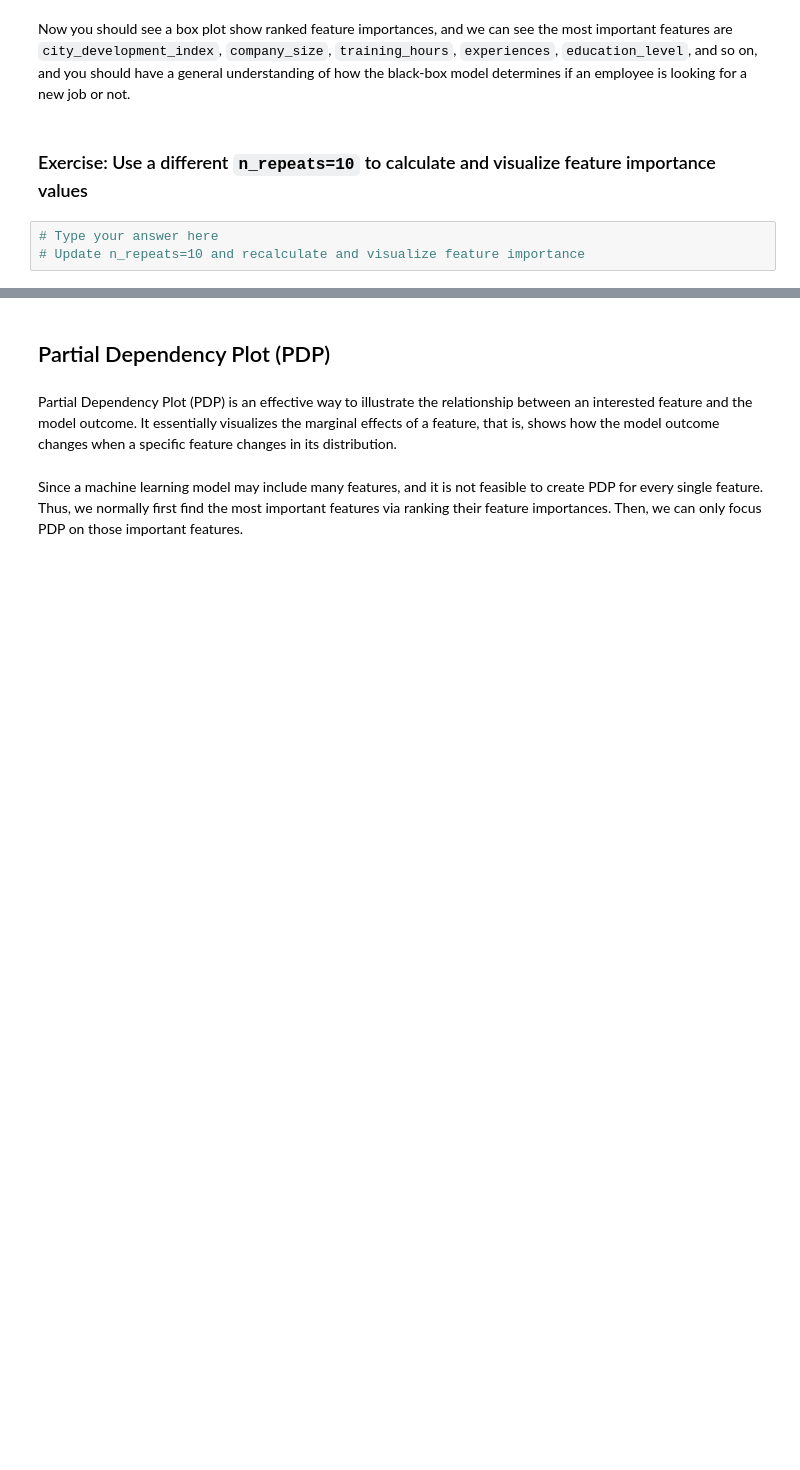
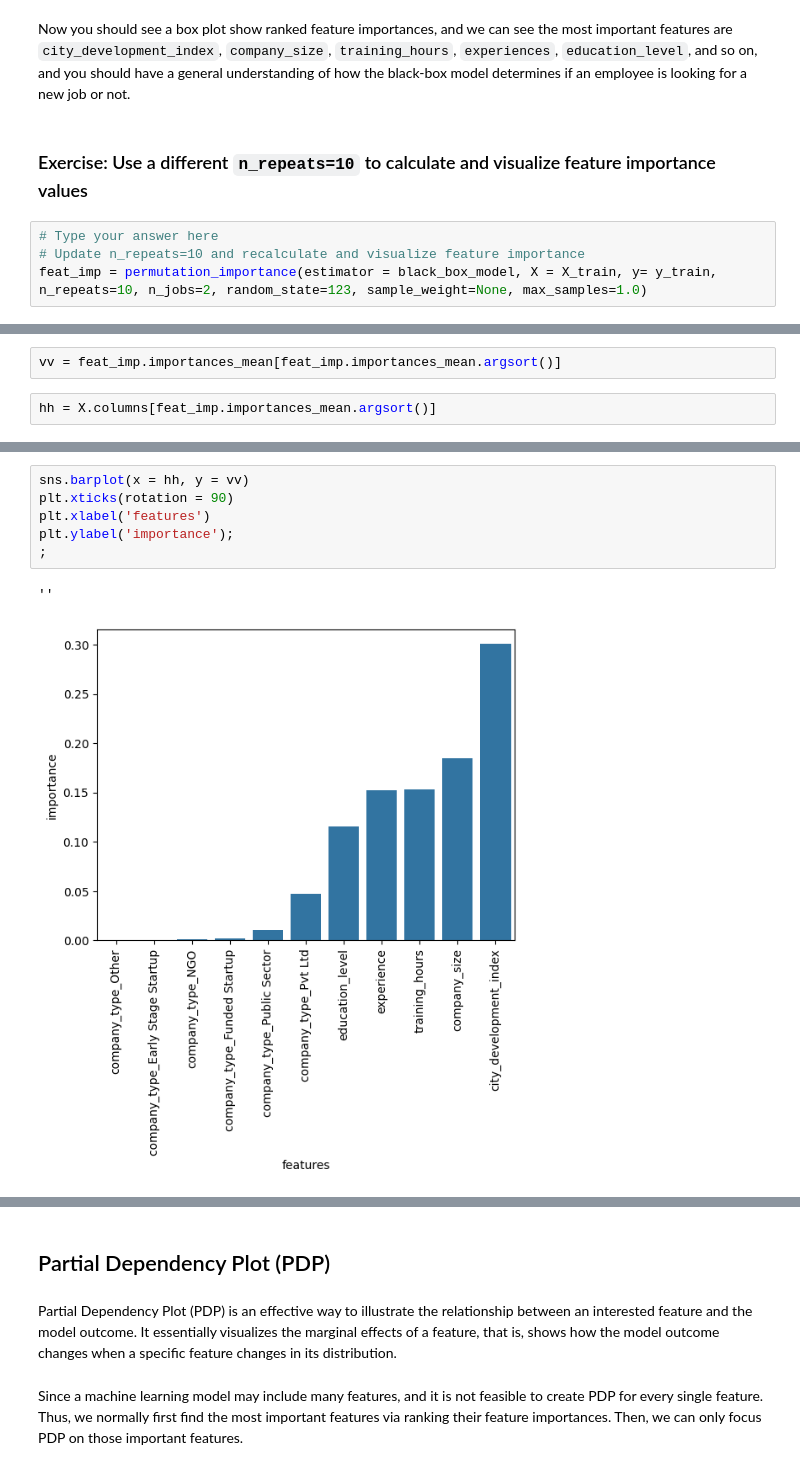
Before and after one commit to MassGH2023/Supervised-Machine-Learning-Classification, a Jupyter notebook: model_explanations.ipynb, the cells around one changed output, grey strips where cells are left out. Drawn from its saved outputs; the diff is of its cells as text; blank space fills up the shorter version.

```diff
--- a/model_explanations.ipynb
+++ b/model_explanations.ipynb
@@ -167,3 +229,4 @@ Now you should see a box plot show ranked feature importances, and we can see th
 # %%
 # Type your answer here
 # Update n_repeats=10 and recalculate and visualize feature importance
+feat_imp = permutation_importance(estimator = black_box_model, X = X_train, y= y_train,  n_repeats=10, n_jobs=2, random_state=123, sample_weight=None, max_samples=1.0)
@@ -181,0 +237,4 @@ visualize_feature_importance(feature_importances)
+# %%
+vv = feat_imp.importances_mean[feat_imp.importances_mean.argsort()]
+# %%
+hh = X.columns[feat_imp.importances_mean.argsort()]
@@ -181,0 +261,9 @@ visualize_feature_importance(feature_importances)
+# %%
+sns.barplot(x = hh, y = vv)
+plt.xticks(rotation = 90)
+plt.xlabel('features')
+plt.ylabel('importance');
+;
+# %% [output]
+''
+[figure, added]
```
Also changed, not shown: parts of 19 cells of this notebook.
